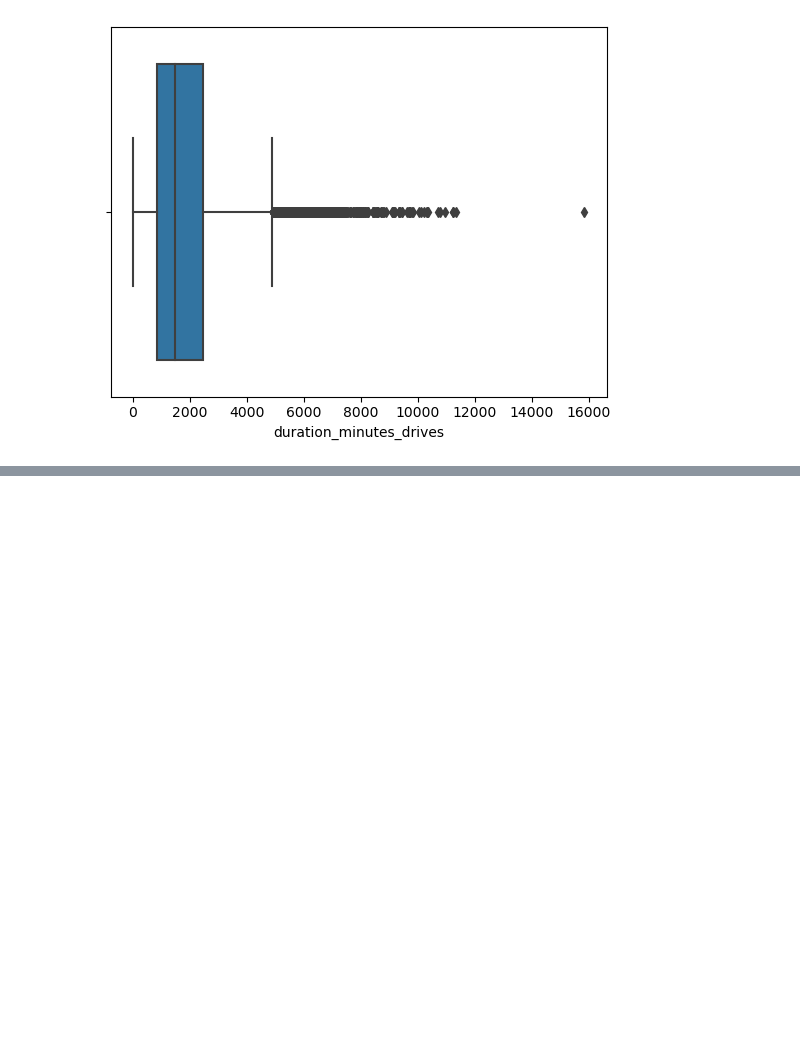
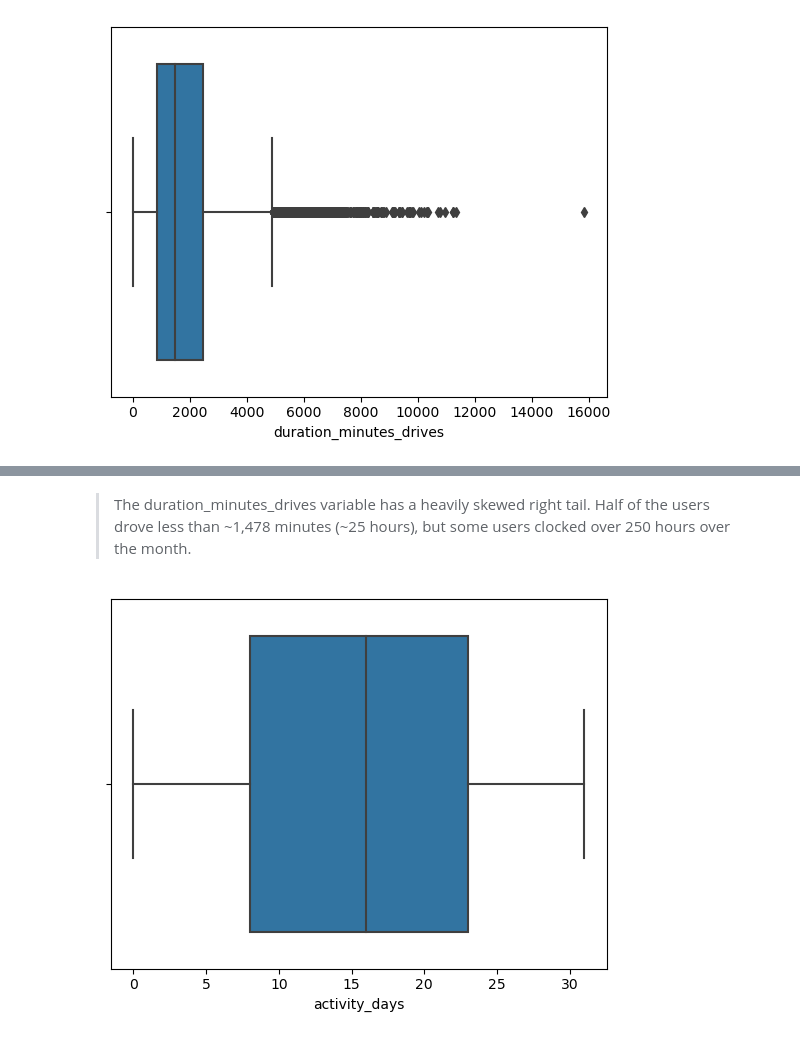
Before and after one commit to alishanstyles/Waze, a Jupyter notebook: Untitled.ipynb, the cells around one changed output, grey strips where cells are left out. Saved outputs shown, nothing was run; the diff lists cells and outputs as text; code cells hidden in the pictures; blank space fills up the shorter version.

```diff
--- a/Untitled.ipynb
+++ b/Untitled.ipynb
@@ -285,0 +288,7 @@ sns.histplot(data = df,
+# %% [markdown]
+> The duration_minutes_drives variable has a heavily skewed right tail. Half of the users drove less than ~1,478 minutes (~25 hours), but some users clocked over 250 hours over the month.
+# %%
+sns.boxplot(data = df,
+            x = 'activity_days');
+# %% [output]
+[figure, added]
```
Also changed, not shown: parts of 4 cells of this notebook.
